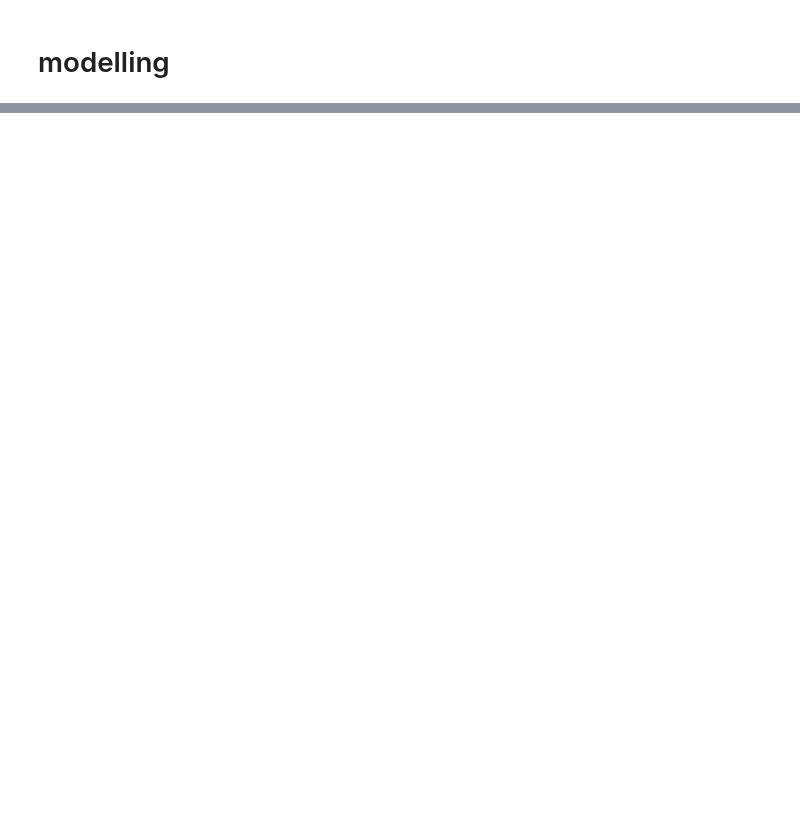
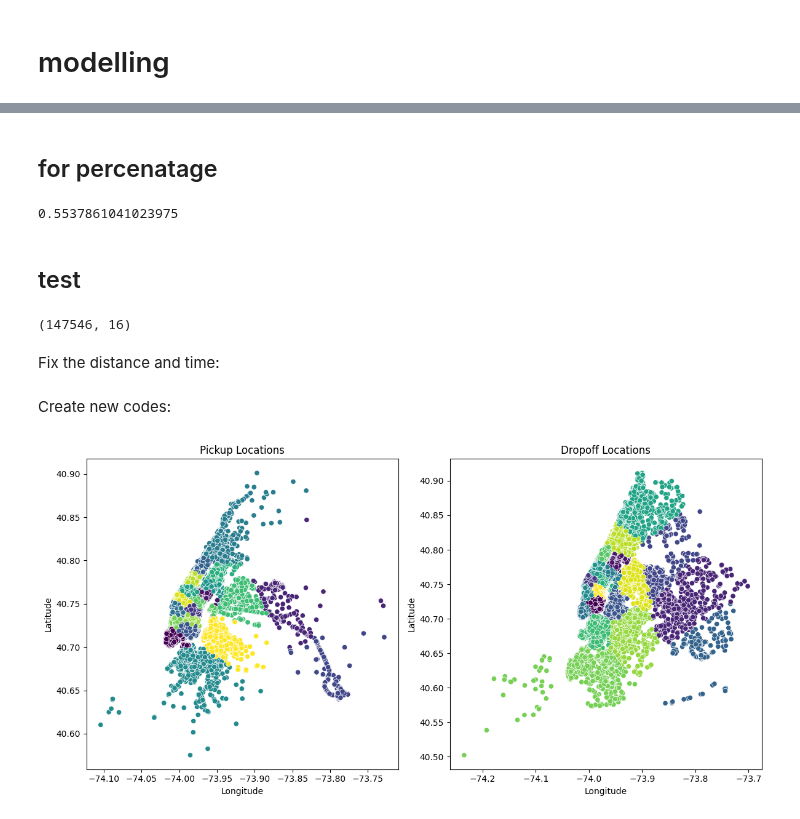
Before and after one commit to MichalKrzyzanski2002/Foundations-Data-Science-Project, a Jupyter notebook: prediction_kuba.ipynb, the cells around one changed output, grey strips where cells are left out. Cells and saved outputs as stored; diff of their text form; code cells hidden in the pictures; blank space fills up the shorter version.

```diff
--- a/prediction_kuba.ipynb
+++ b/prediction_kuba.ipynb
@@ -497,0 +401,17 @@ to do:
+# %% [markdown]
+## for percenatage
+# %%
+pred=rf_regressor.predict(X_test)
+converted = pred * X_test['fare_amount']
+converted_test = y_test * X_test['fare_amount']
+mean_absolute_error(converted,converted_test)
+# %% [output]
+0.5537861041023975
+# %% [markdown]
+## test
+# %%
+test = pd.read_csv('cleaned_test.csv')
+test.drop('pair',axis=1,inplace=True)
+test.shape
+# %% [output]
+(147546, 16)
@@ -497,0 +431,48 @@ to do:
+# %%
+test['manhattan_airport'] = manhattan_airport2.astype(int)
+# %% [markdown]
+Fix the distance and time:
+# %%
+manhattan_median = test[manhattan_airport2]['trip_distance'].median()
+mask = (test['manhattan_airport'] == 1) & (test['trip_distance'] < 8)
+
+# Then, use loc to assign values to the selected rows
+test.loc[mask, 'trip_distance'] = manhattan_median
+# %%
+manhattan_median_l = test[manhattan_airport2]['length_time'].median()
+mask = (test['manhattan_airport'] == 1) & (test['length_time'] <= 1000)
+
+test.loc[mask, 'length_time'] = manhattan_median_l
+# %% [markdown]
+Create new codes:
+# %%
+new_pickup_scaled = pickup_scaler.transform(test[['pickup_latitude', 'pickup_longitude']])
+new_dropoff_scaled = dropoff_scaler.transform(test[['dropoff_latitude', 'dropoff_longitude']])
+
+
+test['pickup_codes'] = pickup_kmeans.predict(new_pickup_scaled)
+test['dropoff_codes'] = dropoff_kmeans.predict(new_dropoff_scaled)
+# %%
+fig, axes = plt.subplots(1, 2, figsize=(12, 6))
+
+# Scatter plot for pickup locations
+sns.scatterplot(x='pickup_longitude', y='pickup_latitude', hue='pickup_codes', palette='viridis', data=test, ax=axes[0])
+axes[0].set_xlabel('Longitude')
+axes[0].set_ylabel('Latitude')
+axes[0].set_title('Pickup Locations')
+axes[0].legend().remove()  # Remove legend to avoid redundancy
+
+# Scatter plot for dropoff locations
+sns.scatterplot(x='dropoff_longitude', y='dropoff_latitude', hue='dropoff_codes', palette='viridis', data=test, ax=axes[1])
+axes[1].set_xlabel('Longitude')
+axes[1].set_ylabel('Latitude')
+axes[1].set_title('Dropoff Locations')
+axes[1].legend().remove()  # Remove legend to avoid redundancy
+
+# Adjust layout
+plt.tight_layout()
+
+# Show plots
+plt.show()
+# %% [output]
+[figure, added]
```
Also changed, not shown: parts of 79 cells of this notebook, 7 other files.
